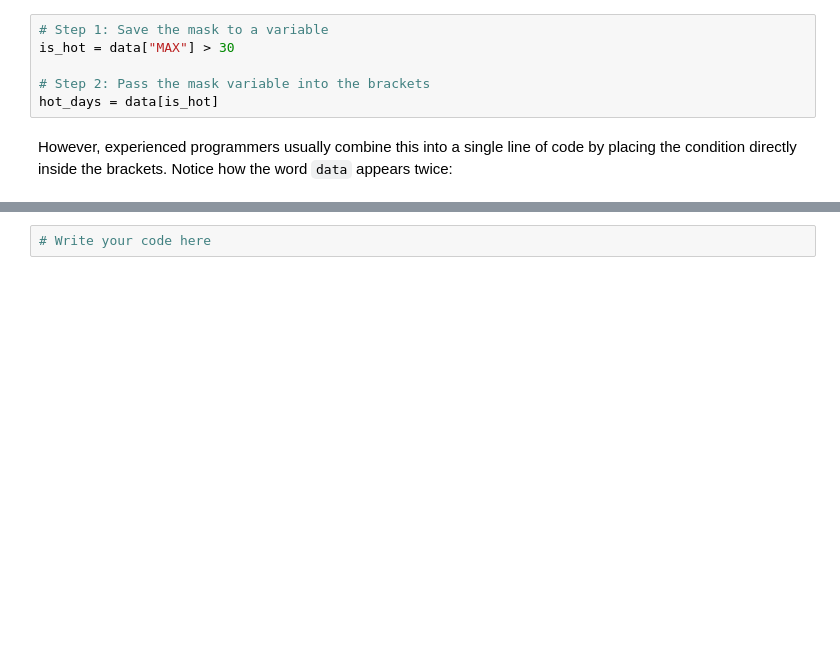
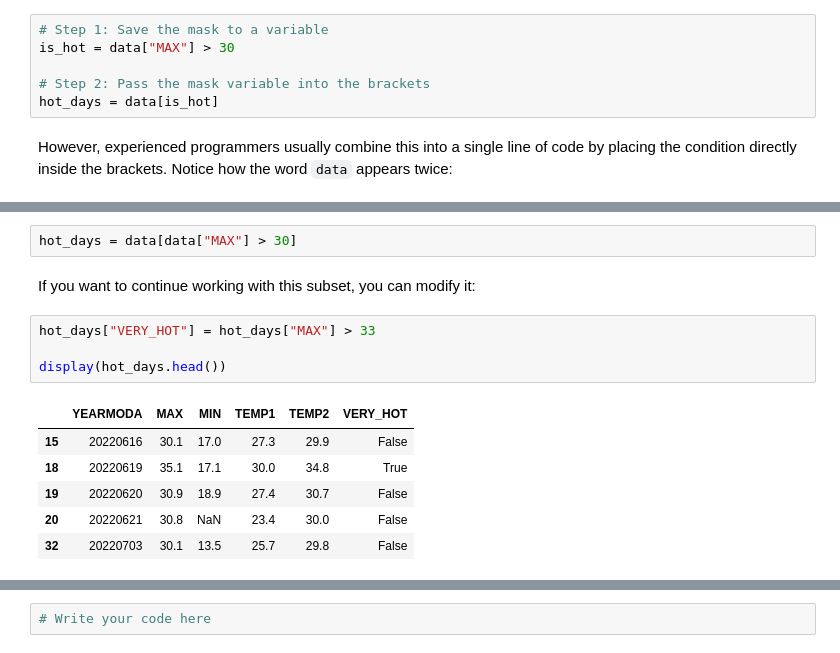
Before and after one commit to HendrikWulf/sds210-jb, a Jupyter notebook: book/08_L06_data-frames/03_slicing_dicing.ipynb, the cells around one changed output, grey strips where cells are left out. Cells and saved outputs as stored; diff of their text form; blank space fills up the shorter version.

```diff
--- a/book/08_L06_data-frames/03_slicing_dicing.ipynb
+++ b/book/08_L06_data-frames/03_slicing_dicing.ipynb
@@ -340,0 +307,15 @@ Let us look at the difference. Imagine we sort our data so the hottest day (orig
+# %%
+hot_days = data[data["MAX"] > 30]
+# %% [markdown]
+If you want to continue working with this subset, you can modify it:
+# %%
+hot_days["VERY_HOT"] = hot_days["MAX"] > 33
+
+display(hot_days.head())
+# %% [output]
+|  | YEARMODA | MAX | MIN | TEMP1 | TEMP2 | VERY_HOT |
+| 15 | 20220616 | 30.1 | 17.0 | 27.3 | 29.9 | False |
+| 18 | 20220619 | 35.1 | 17.1 | 30.0 | 34.8 | True |
+| 19 | 20220620 | 30.9 | 18.9 | 27.4 | 30.7 | False |
+| 20 | 20220621 | 30.8 | NaN | 23.4 | 30.0 | False |
+| 32 | 20220703 | 30.1 | 13.5 | 25.7 | 29.8 | False |
```
Also changed, not shown: parts of 35 cells of this notebook, 13 other files.
